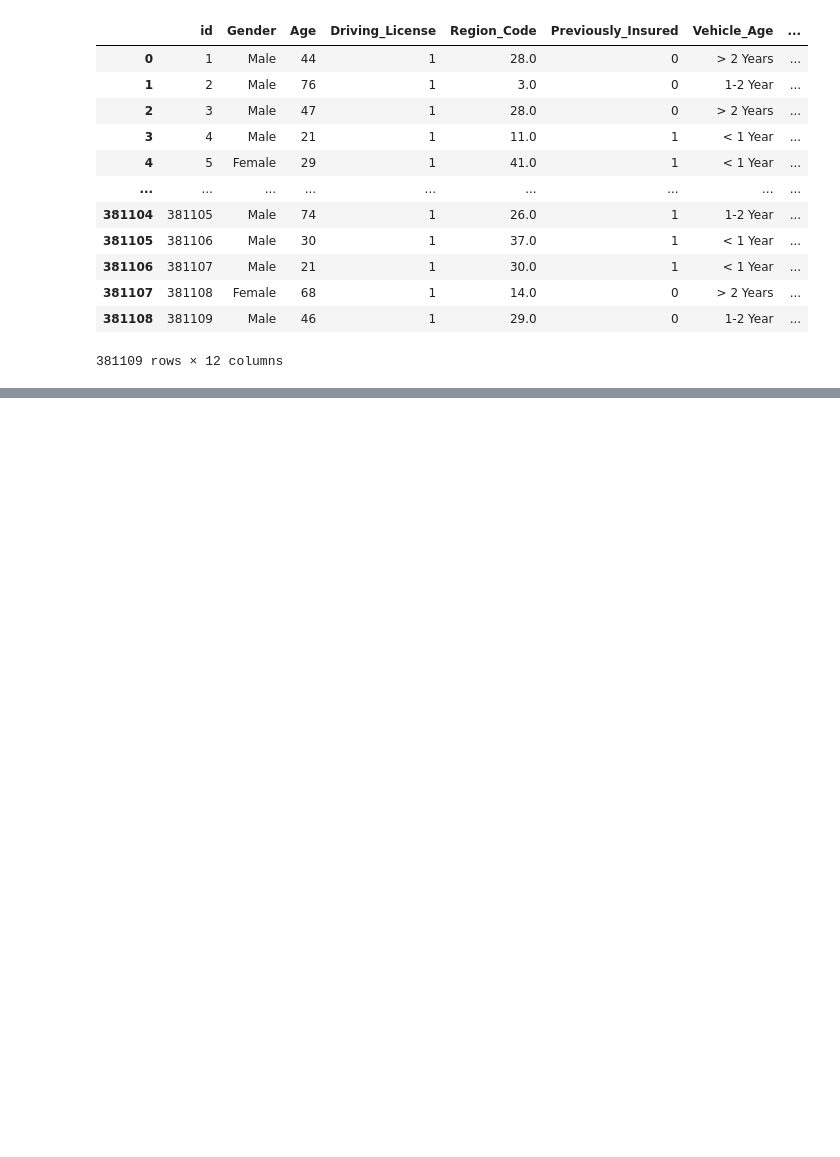
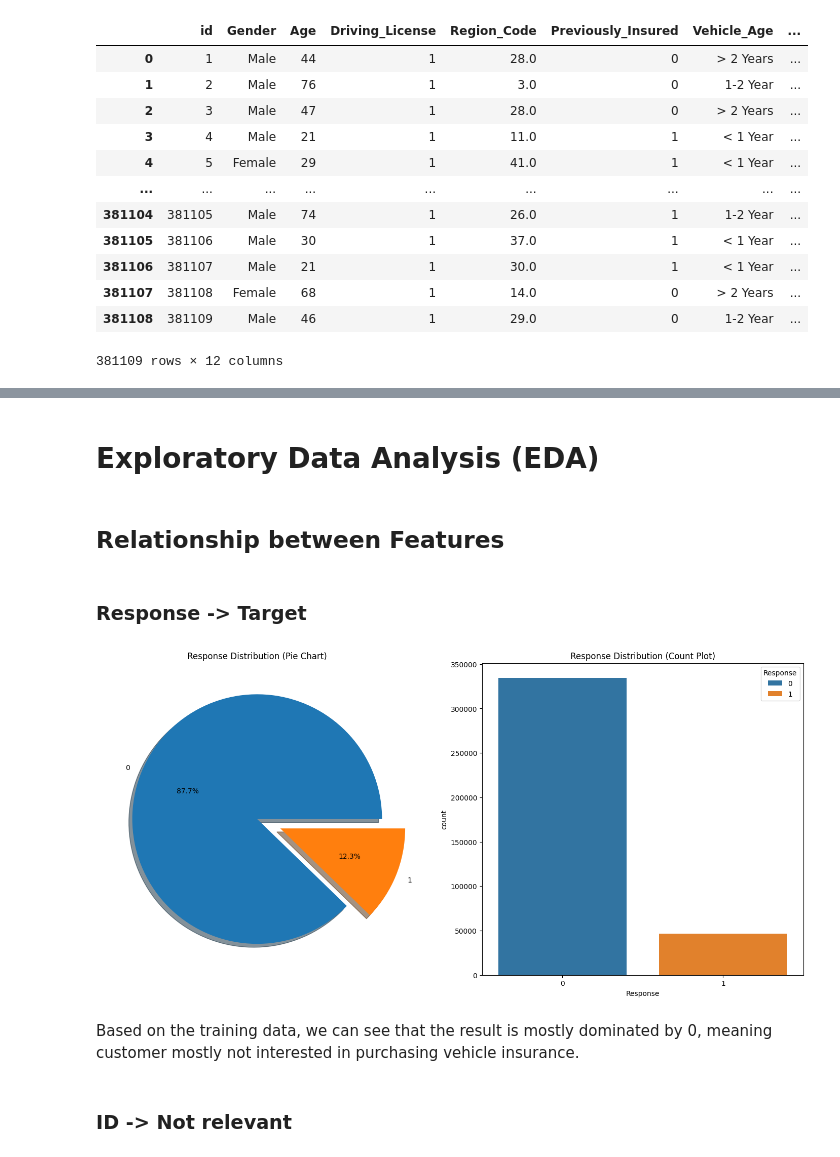
Before and after one commit to JonathanSuryaS/AOL---Machine-Learning, a Jupyter notebook: isnurance.ipynb, the cells around one changed output, grey strips where cells are left out. Cells and saved outputs as stored; diff of their text form; code cells hidden in the pictures; blank space fills up the shorter version.

```diff
--- a/isnurance.ipynb
+++ b/isnurance.ipynb
@@ -27,0 +93,20 @@ train
+# %% [markdown]
+# Exploratory Data Analysis (EDA)
+# %% [markdown]
+## Relationship between Features
+# %% [markdown]
+### Response -> Target
+# %%
+fig, ax = plt.subplots(1, 2, figsize = (18, 8))
+train['Response'].value_counts().plot(kind = 'pie', shadow = True, ax = ax[0], explode = [0, 0.2], autopct = '%1.1f%%')
+ax[0].set_title('Response Distribution (Pie Chart)')
+ax[0].set_ylabel('')
+sns.countplot(data = train, x = 'Response', hue = 'Response')
+ax[1].set_title('Response Distribution (Count Plot)')
+plt.show()
+# %% [output]
+[figure, added]
+# %% [markdown]
+Based on the training data, we can see that the result is mostly dominated by 0, meaning customer mostly not interested in purchasing vehicle insurance.
+# %% [markdown]
+### ID -> Not relevant
```
Also changed, not shown: parts of 81 cells of this notebook, 1 other file.
